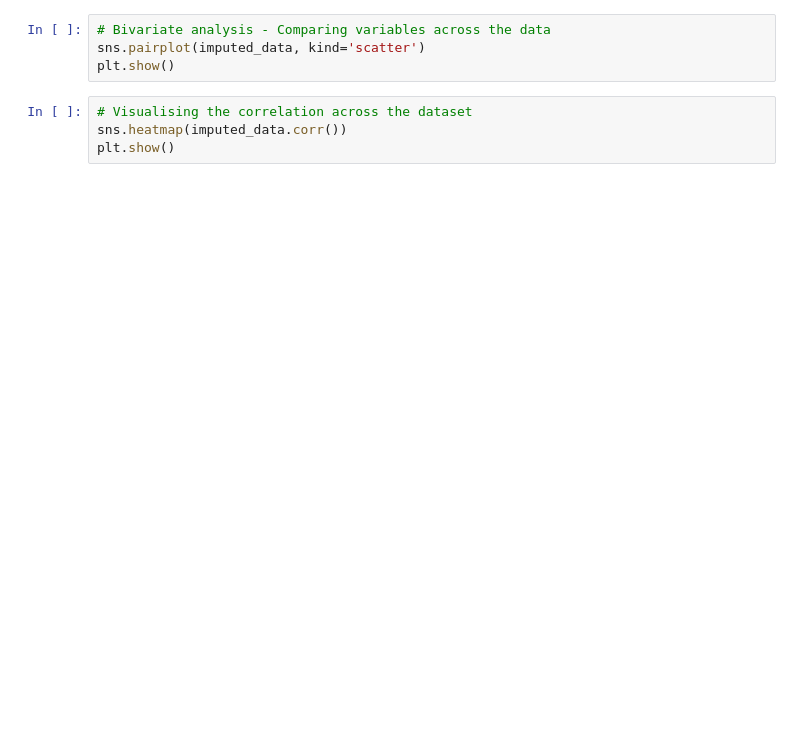
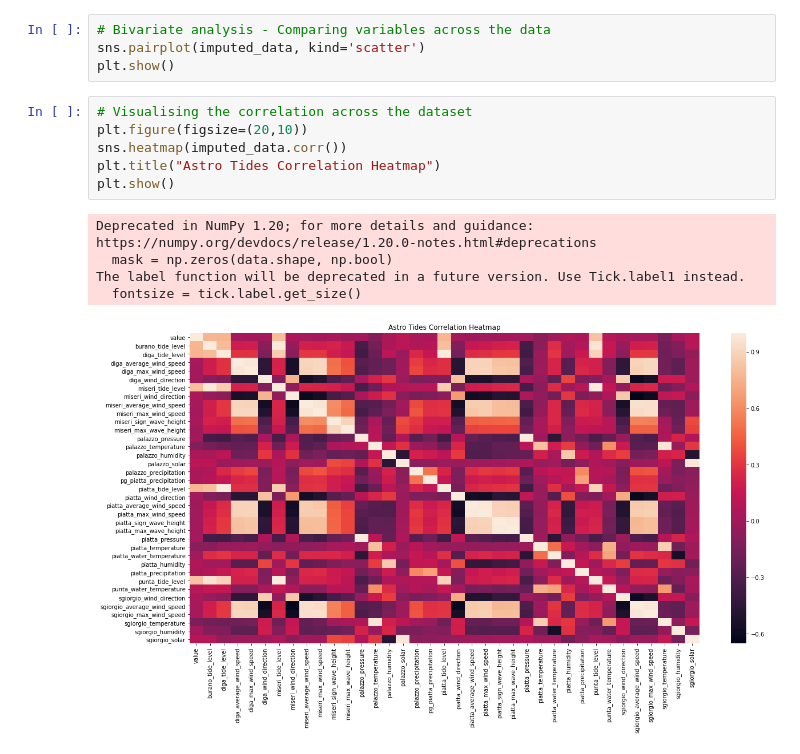
Before and after one commit to cyrilmichino/venice-meteo-analysis, a Jupyter notebook: tidy_data_notebook.ipynb, the cells around one changed output. Cells and saved outputs as stored; diff of their text form; blank space fills up the shorter version.

Commit message:
Add correlation heatmap

```diff
--- a/tidy_data_notebook.ipynb
+++ b/tidy_data_notebook.ipynb
@@ -1114,5 +1115,13 @@ sns.pairplot(imputed_data, kind='scatter')
 plt.show()
 # %%
 # Visualising the correlation across the dataset
+plt.figure(figsize=(20,10))
 sns.heatmap(imputed_data.corr())
+plt.title("Astro Tides Correlation Heatmap")
 plt.show()
+# %% [output]
+Deprecated in NumPy 1.20; for more details and guidance: https://numpy.org/devdocs/release/1.20.0-notes.html#deprecations
+  mask = np.zeros(data.shape, np.bool)
+The label function will be deprecated in a future version. Use Tick.label1 instead.
+  fontsize = tick.label.get_size()
+[figure, added]
```
Also changed, not shown: parts of 1 cell of this notebook.
